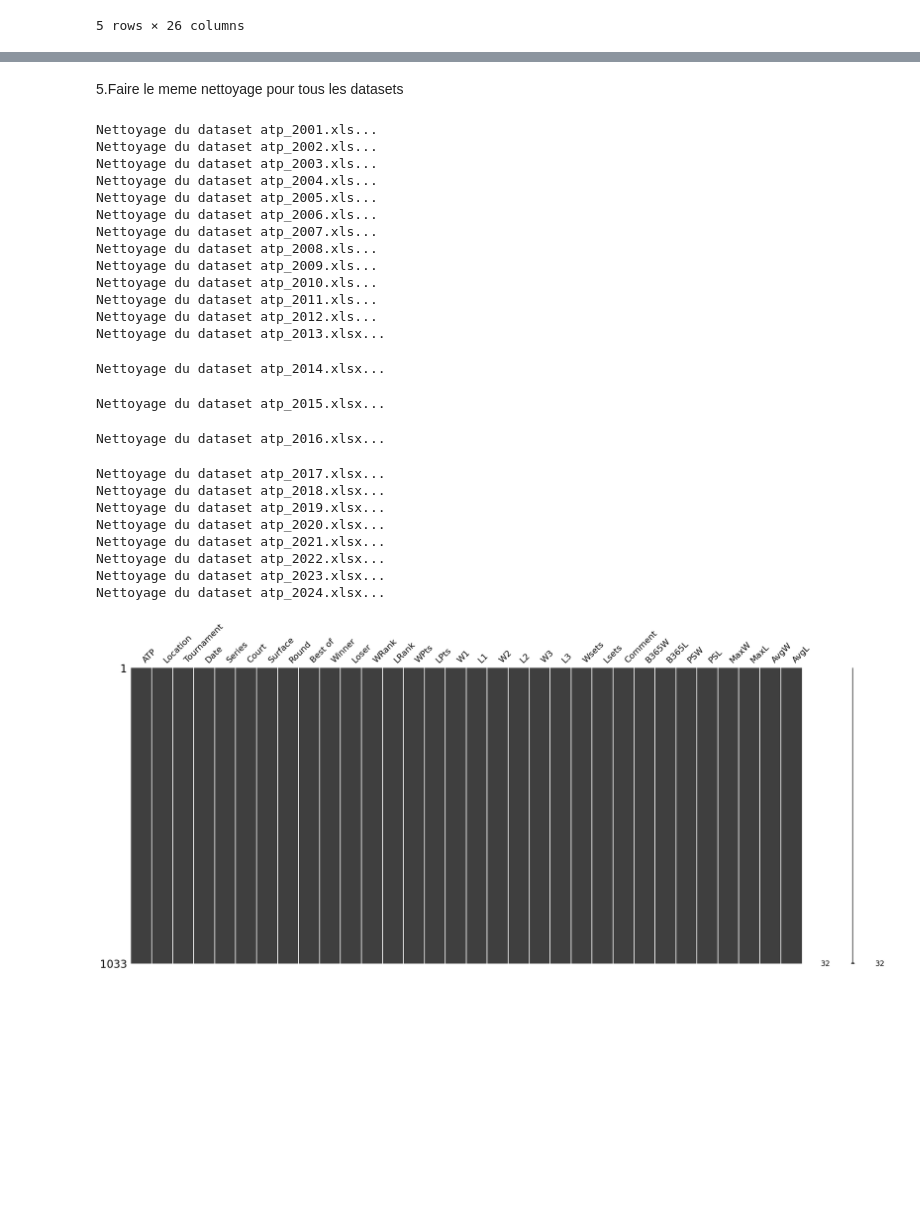
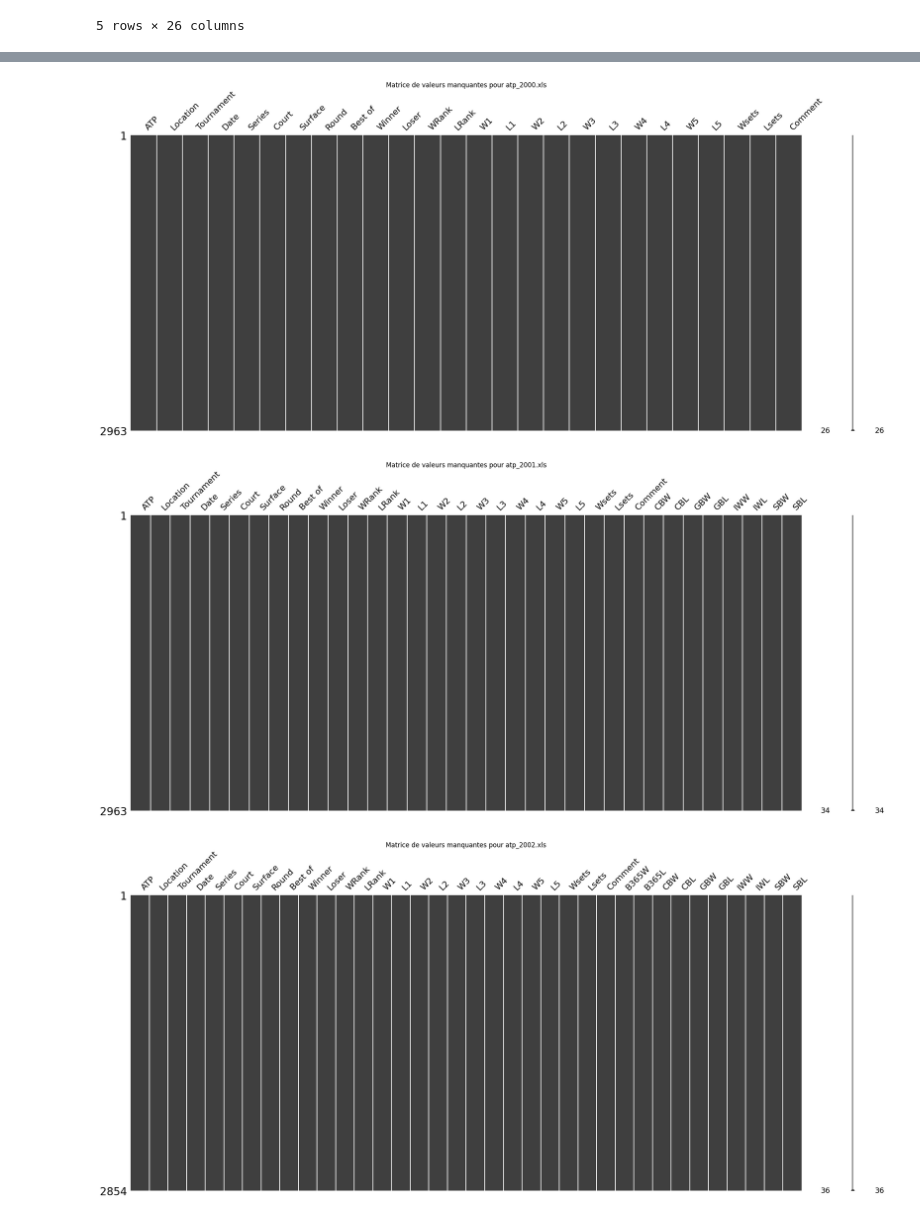
Before and after one commit to S0nia11/Projet_Sp-, a Jupyter notebook: Nettoyage data/Datasets/atp-match-data/Nettoyage_atp.ipynb, the cells around one changed output, grey strips where cells are left out. Drawn from its saved outputs; the diff is of its cells as text; code cells hidden in the pictures; blank space fills up the shorter version.

```diff
--- a/Nettoyage data/Datasets/atp-match-data/Nettoyage_atp.ipynb
+++ b/Nettoyage data/Datasets/atp-match-data/Nettoyage_atp.ipynb
@@ -112,57 +91,16 @@ plt.show()
-# %% [markdown]
-5.Faire le meme nettoyage pour tous les datasets
-# %%
-def nettoyer_dataset(nom_fichier):
-    df = pd.read_excel(nom_fichier)
-    df = df.dropna(axis=1, how='all')
-    colonnes_a_supprimer = ['W4', 'L4', 'W5', 'L5']
-    df = df.drop(columns=colonnes_a_supprimer)
-    df = df.fillna(0)
-
-    return df
-
-
-datasets_xls = ['atp_2001.xls', 'atp_2002.xls', 'atp_2003.xls', 'atp_2004.xls', 'atp_2005.xls', 'atp_2006.xls', 'atp_2007.xls', 'atp_2008.xls', 'atp_2009.xls', 'atp_2010.xls', 'atp_2011.xls', 'atp_2012.xls']
-datasets_xlsx = ['atp_2013.xlsx', 'atp_2014.xlsx', 'atp_2015.xlsx', 'atp_2016.xlsx', 'atp_2017.xlsx', 'atp_2018.xlsx', 'atp_2019.xlsx', 'atp_2020.xlsx', 'atp_2021.xlsx', 'atp_2022.xlsx', 'atp_2023.xlsx', 'atp_2024.xlsx']
-chemin_repertoire = "C:/Users/sonia/Documents/GitHub/Projet_Sp-/Nettoyage data/Datasets/atp-match-data"
-
-# Nettoyer chaque dataset au format XLS
-for dataset in datasets_xls:
-    chemin_fichier = os.path.join(chemin_repertoire, dataset)
-    print(f"Nettoyage du dataset {dataset}...")
-    df_nettoye = nettoyer_dataset(chemin_fichier)
-
-for dataset in datasets_xlsx:
-    chemin_fichier = os.path.join(chemin_repertoire, dataset)
-    print(f"Nettoyage du dataset {dataset}...")
-    df_nettoye = nettoyer_dataset(chemin_fichier)
-# %% [output]
-Nettoyage du dataset atp_2001.xls...
-Nettoyage du dataset atp_2002.xls...
-Nettoyage du dataset atp_2003.xls...
-Nettoyage du dataset atp_2004.xls...
-Nettoyage du dataset atp_2005.xls...
-Nettoyage du dataset atp_2006.xls...
-Nettoyage du dataset atp_2007.xls...
-Nettoyage du dataset atp_2008.xls...
-Nettoyage du dataset atp_2009.xls...
-Nettoyage du dataset atp_2010.xls...
-Nettoyage du dataset atp_2011.xls...
-Nettoyage du dataset atp_2012.xls...
-Nettoyage du dataset atp_2013.xlsx...
-Nettoyage du dataset atp_2014.xlsx...
-Nettoyage du dataset atp_2015.xlsx...
-Nettoyage du dataset atp_2016.xlsx...
-Nettoyage du dataset atp_2017.xlsx...
-Nettoyage du dataset atp_2018.xlsx...
-Nettoyage du dataset atp_2019.xlsx...
-Nettoyage du dataset atp_2020.xlsx...
-Nettoyage du dataset atp_2021.xlsx...
-Nettoyage du dataset atp_2022.xlsx...
-Nettoyage du dataset atp_2023.xlsx...
-Nettoyage du dataset atp_2024.xlsx...
-# %%
-msno.matrix(df_nettoye)
-plt.show()
-# %% [output]
-[figure, removed]
+# %%
+#Datasets de 2001-2012
+datasets = ['atp_2000.xls', 'atp_2001.xls', 'atp_2002.xls', 'atp_2003.xls', 'atp_2004.xls',
+            'atp_2005.xls', 'atp_2006.xls', 'atp_2007.xls', 'atp_2008.xls', 'atp_2009.xls',
+            'atp_2010.xls', 'atp_2011.xls', 'atp_2012.xls']
+for dataset in datasets:
+    df = pd.read_excel(dataset)
+    df = df.dropna(axis=1, how='all')
+    df.fillna(0, inplace=True)
+    msno.matrix(df)
+    plt.title(f"Matrice de valeurs manquantes pour {dataset}")
+    plt.show()
+# %% [output]
+[figure, added]
+[figure, added]
+[figure, added]
```
Also changed, not shown: parts of 16 cells of this notebook, 2 other files.
